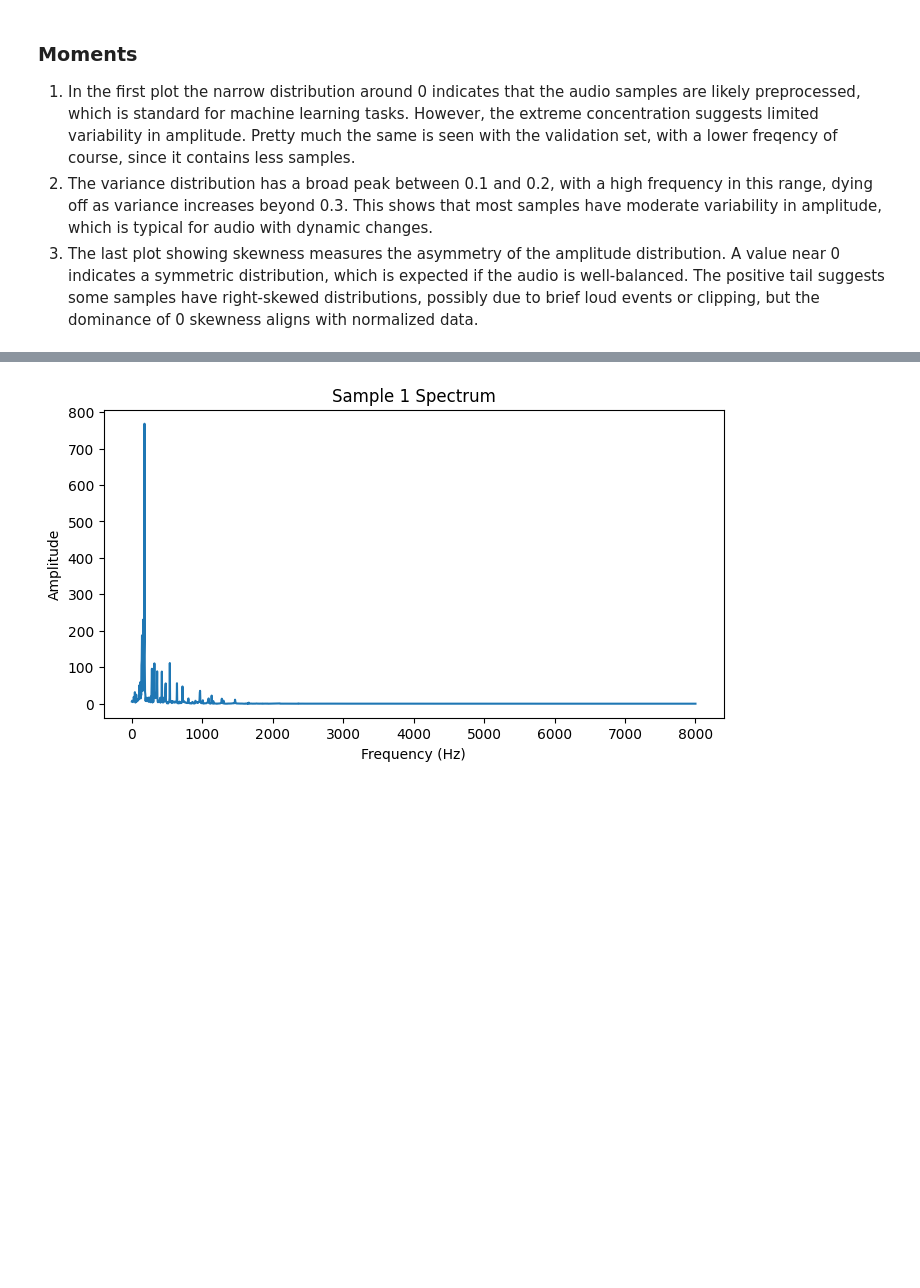
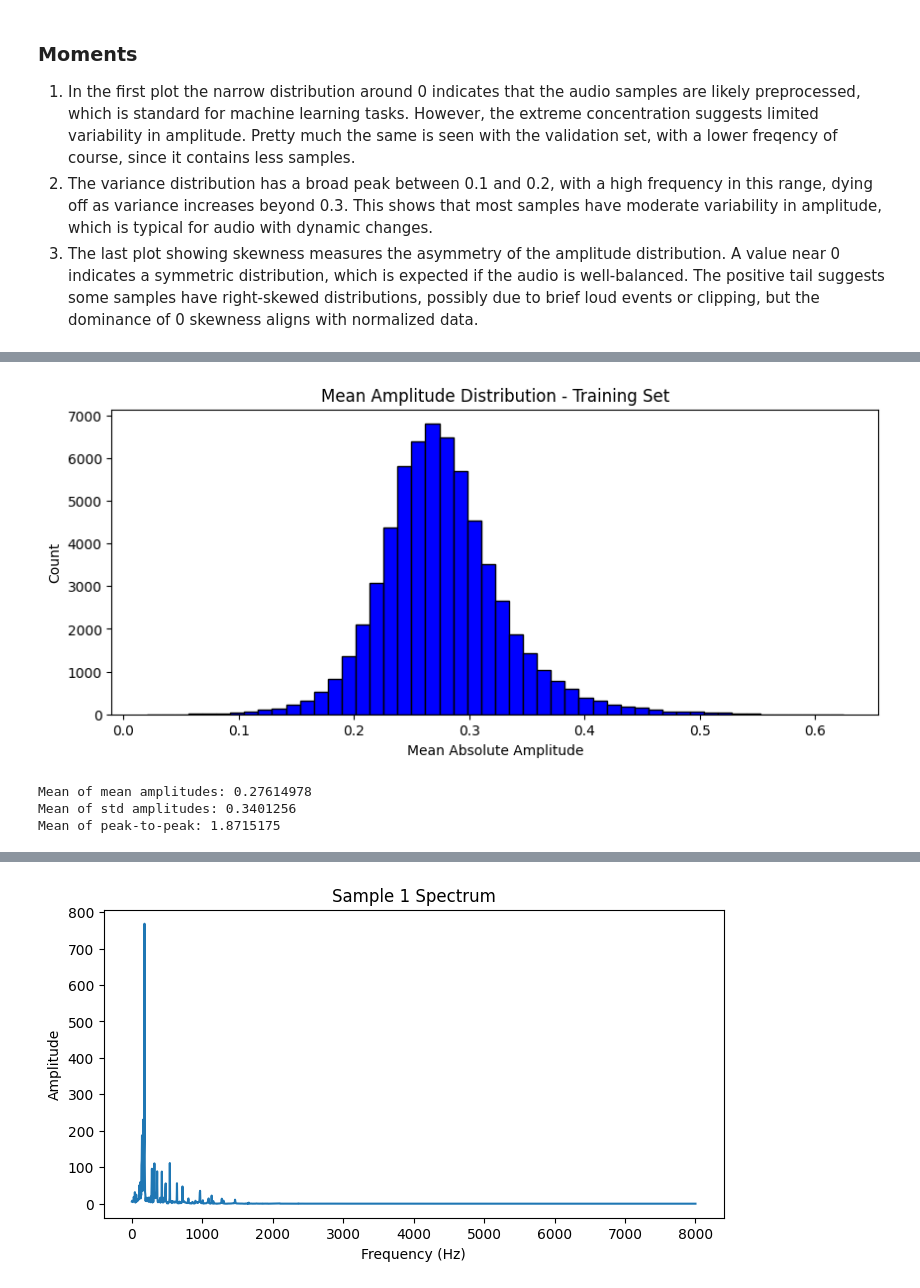
Before and after one commit to Stoymirov/Automated-music-analsis-pipeline-and-EDA, a Jupyter notebook: Classical_music.ipynb, the cells around one changed output, grey strips where cells are left out. Saved outputs shown, nothing was run; the diff lists cells and outputs as text; code cells hidden in the pictures; blank space fills up the shorter version.

```diff
--- a/Classical_music.ipynb
+++ b/Classical_music.ipynb
@@ -275,0 +215,24 @@ plot_waveform_stats(Xvalid, "Validation Set Waveform Stats")
+# %%
+
+mean_amplitudes = np.mean(np.abs(Xtrain), axis=1)
+std_amplitudes = np.std(Xtrain, axis=1)
+peak_to_peak = np.ptp(Xtrain, axis=1)
+
+
+plt.figure(figsize=(10, 4))
+plt.hist(mean_amplitudes, bins=50, color='blue', edgecolor='black')
+plt.title('Mean Amplitude Distribution - Training Set')
+plt.xlabel('Mean Absolute Amplitude')
+plt.ylabel('Count')
+plt.savefig('amplitude_dist_training.png')
+plt.show()
+
+# Print basic statistics
+print("Mean of mean amplitudes:", np.mean(mean_amplitudes))
+print("Mean of std amplitudes:", np.mean(std_amplitudes))
+print("Mean of peak-to-peak:", np.mean(peak_to_peak))
+# %% [output]
+[figure, added]
+Mean of mean amplitudes: 0.27614978
+Mean of std amplitudes: 0.3401256
+Mean of peak-to-peak: 1.8715175
```
Also changed, not shown: parts of 24 cells of this notebook.
